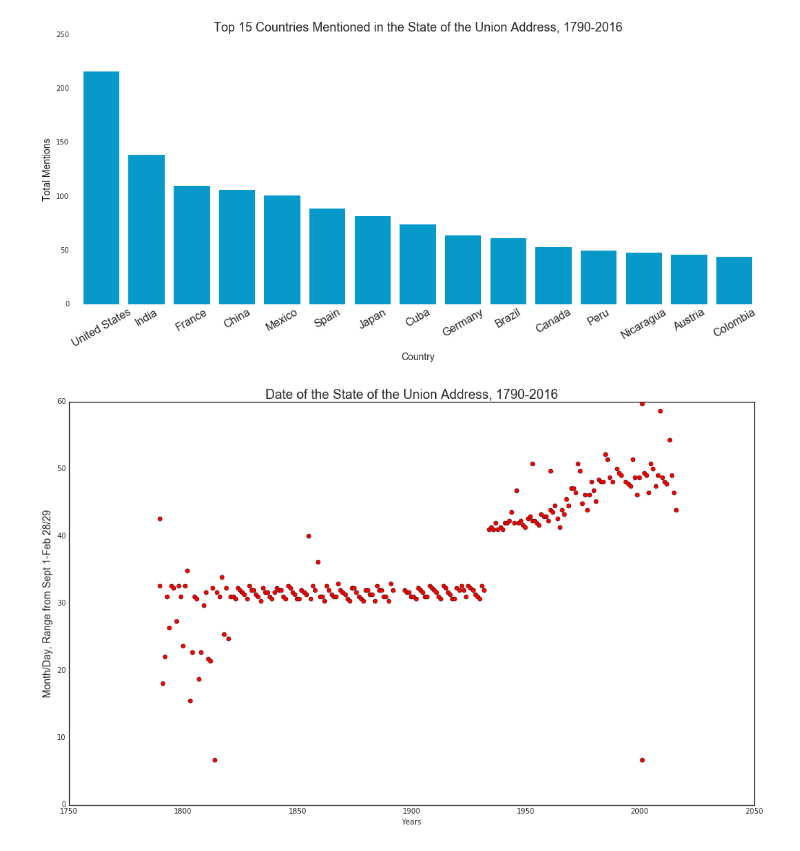
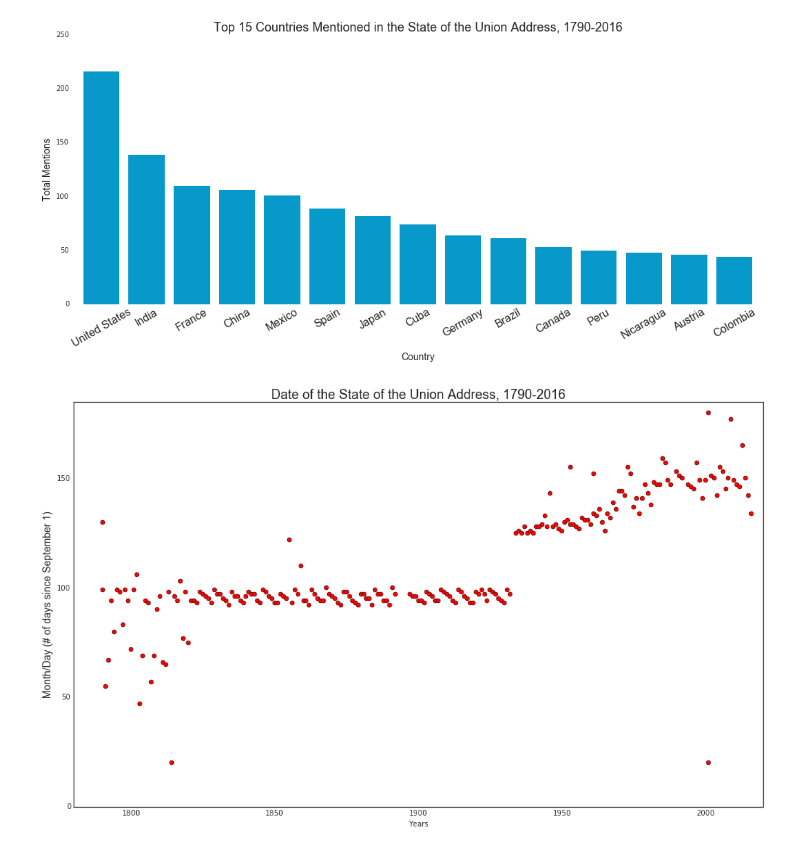
Before and after one commit to jsafyan/edav-project-4, a Jupyter notebook: time_countries.ipynb, the cells around one changed output. Drawn from its saved outputs; the diff is of its cells as text; code cells hidden in the pictures.

```diff
--- a/time_countries.ipynb
+++ b/time_countries.ipynb
@@ -223,49 +214,71 @@ def translate(day, month, year):
     # Convert the 0-1 range into the scaled value.
     return (valueScaled * span)
 
+#scaled_date_final = []
+#for i in range(len(months)):
+#    day_value = days[i]
+#    month_value = months[i]
+#    year_value = years[i]
+#    scaled_day = translate(day_value, month_value, year_value)
+#    if month_value == "September":
+#        scaled_date_final.append(scaled_day)
+#    if month_value == "October":
+#        scaled_date_final.append(10 + scaled_day)
+#    if month_value == 'November':
+#        scaled_date_final.append(20 + scaled_day)
+#    if month_value == "December":
+#        scaled_date_final.append(30 + scaled_day)
+#    if month_value == "January":
+#        scaled_date_final.append(40 + scaled_day)
+#    if month_value == "February":
+#        scaled_date_final.append(50 + scaled_day)
+
+
 scaled_date_final = []
 for i in range(len(months)):
-    day_value = days[i]
+    day_value = int(days[i])
     month_value = months[i]
-    year_value = years[i]
-    scaled_day = translate(day_value, month_value, year_value)
     if month_value == "September":
-        scaled_date_final.append(scaled_day)
+        scaled_date_final.append(day_value)
     if month_value == "October":
-        scaled_date_final.append(10 + scaled_day)
+        scaled_date_final.append(30 + day_value)
     if month_value == 'November':
-        scaled_date_final.append(20 + scaled_day)
+        scaled_date_final.append(61 + day_value)
     if month_value == "December":
-        scaled_date_final.append(30 + scaled_day)
+        scaled_date_final.append(91 + day_value)
     if month_value == "January":
-        scaled_date_final.append(40 + scaled_day)
+        scaled_date_final.append(122 + day_value)
     if month_value == "February":
-        scaled_date_final.append(50 + scaled_day)
+        scaled_date_final.append(153 + day_value)
 
 
 plt.figure(figsize=(17,10))
 plt.plot(years, scaled_date_final, 'ro')
+axes = plt.gca()
+axes.set_ylim([0,185])
+axes.set_xlim([1780,2020])
+
 plt.title("Date of the State of the Union Address, 1790-2016", fontsize="18")
-plt.ylabel("Month/Day, Range from Sept 1-Feb 28/29", fontsize=14)
+plt.ylabel("Month/Day (# of days since September 1)", fontsize=14)
 plt.xlabel("Years")
 plt.show()
 
 
 
 #dates = pd.DataFrame({"Date": test2})
 #time_hack_dates = []
 #for date in test2:
 #    time_pieces = date.strip().split(" ")
 #    month = time_pieces[0]
 #    day = time_pieces[1]
 #    if month in ["January", "February"]:
 #        time_hack_dates.append(day + "/"  + month[:3] +  "/" + '2016')
 #    else:
 #        time_hack_dates.append(day + "/" + month[:3] + "/" + '2015')
 #dates['time_hack'] = pd.to_datetime(time_hack_dates)
 #dates['years'] = years
 #dates['years']=dates['years'].astype(float)
 #print(dates)
 #ax = dates.plot.scatter(x='years', y = 'time_hack')
 # %% [output]
-[figure, old version]
+[figure, new version]
```
Also changed, not shown: parts of 8 cells of this notebook.
